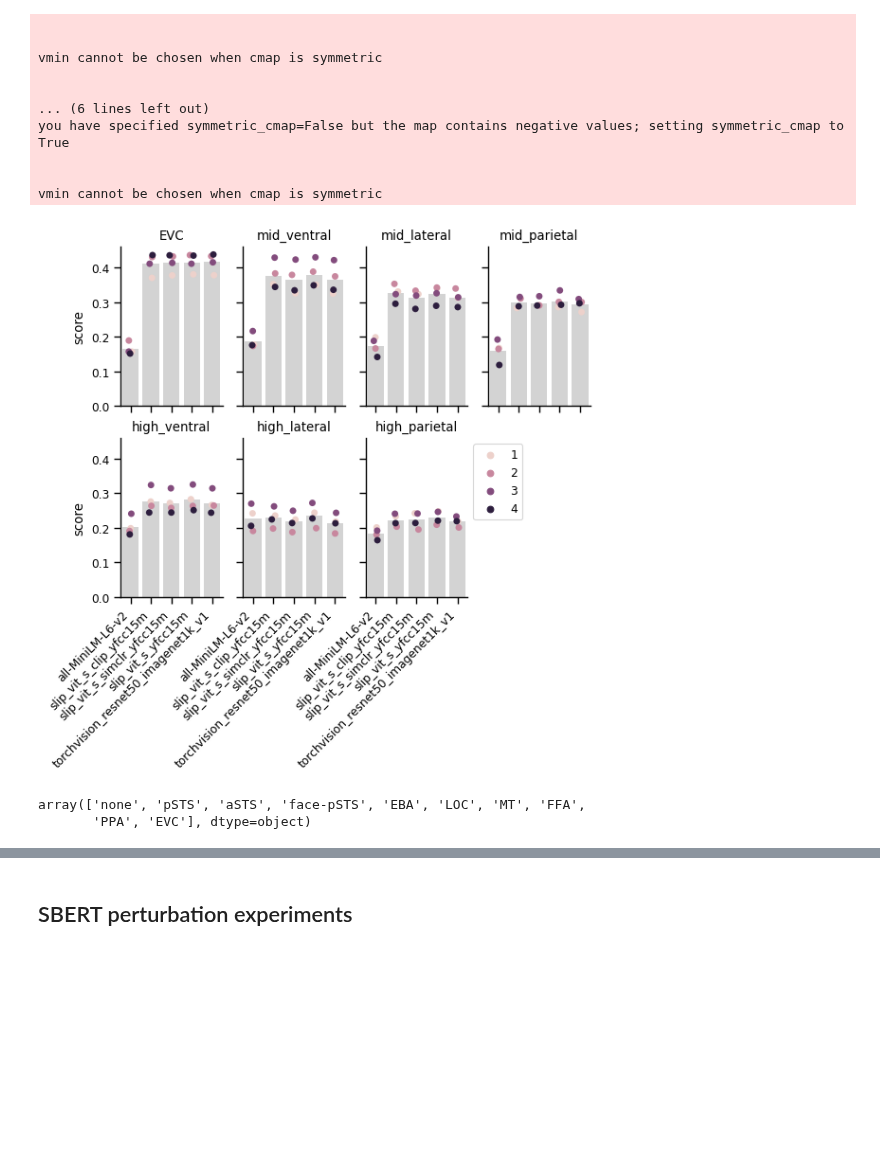
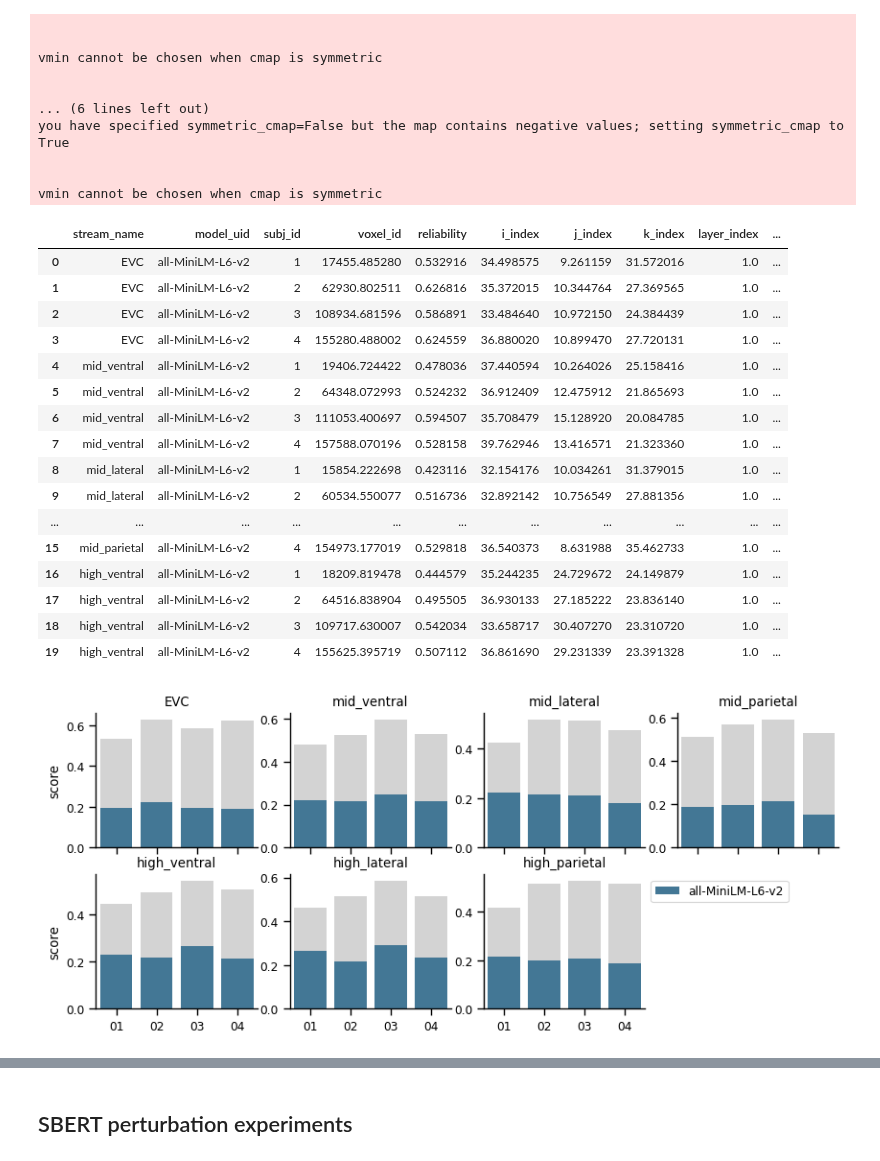
Before and after one commit to Isik-lab/SIfMRI_modeling, a Jupyter notebook: notebooks/modeling_exploration.ipynb, the cells around one changed output, grey strips where cells are left out. Cells and saved outputs as stored; diff of their text form; code cells hidden in the pictures; blank space fills up the shorter version.

```diff
--- a/notebooks/modeling_exploration.ipynb
+++ b/notebooks/modeling_exploration.ipynb
@@ -91,11 +91,11 @@ def plot_stats(surf_mesh, bg_map, surf_map, hemi_, figure_prefix,
 # %%
 scores = []
 
-files = glob(f'{interim_dir}/VisionEncoding/*.csv')
-for file in files:
-    df = pd.read_csv(file)
-    df['model_uid'] = file.split('/')[-1].split('.csv')[0].split('model-')[-1]
-    scores.append(df)
+# files = glob(f'{interim_dir}/VisionEncoding/*.csv')
+# for file in files:
+#     df = pd.read_csv(file)
+#     df['model_uid'] = file.split('/')[-1].split('.csv')[0].split('model-')[-1]
+#     scores.append(df)
 
 files = glob(f'{interim_dir}/LLMEncoding/*corrected_unmasked.csv')
 for file in files:
@@ -202,43 +202,59 @@ you have specified symmetric_cmap=False but the map contains negative values; se
 
 
 vmin cannot be chosen when cmap is symmetric
+# %%
+avg_stream_scores.head(20)
+# %% [output]
+|  | stream_name | model_uid | subj_id | voxel_id | reliability | i_index | j_index | k_index | layer_index | ... |
+| 0 | EVC | all-MiniLM-L6-v2 | 1 | 17455.485280 | 0.532916 | 34.498575 | 9.261159 | 31.572016 | 1.0 | ... |
+| 1 | EVC | all-MiniLM-L6-v2 | 2 | 62930.802511 | 0.626816 | 35.372015 | 10.344764 | 27.369565 | 1.0 | ... |
+| 2 | EVC | all-MiniLM-L6-v2 | 3 | 108934.681596 | 0.586891 | 33.484640 | 10.972150 | 24.384439 | 1.0 | ... |
+| 3 | EVC | all-MiniLM-L6-v2 | 4 | 155280.488002 | 0.624559 | 36.880020 | 10.899470 | 27.720131 | 1.0 | ... |
+| 4 | mid_ventral | all-MiniLM-L6-v2 | 1 | 19406.724422 | 0.478036 | 37.440594 | 10.264026 | 25.158416 | 1.0 | ... |
+| 5 | mid_ventral | all-MiniLM-L6-v2 | 2 | 64348.072993 | 0.524232 | 36.912409 | 12.475912 | 21.865693 | 1.0 | ... |
+| 6 | mid_ventral | all-MiniLM-L6-v2 | 3 | 111053.400697 | 0.594507 | 35.708479 | 15.128920 | 20.084785 | 1.0 | ... |
+| 7 | mid_ventral | all-MiniLM-L6-v2 | 4 | 157588.070196 | 0.528158 | 39.762946 | 13.416571 | 21.323360 | 1.0 | ... |
+| 8 | mid_lateral | all-MiniLM-L6-v2 | 1 | 15854.222698 | 0.423116 | 32.154176 | 10.034261 | 31.379015 | 1.0 | ... |
+| 9 | mid_lateral | all-MiniLM-L6-v2 | 2 | 60534.550077 | 0.516736 | 32.892142 | 10.756549 | 27.881356 | 1.0 | ... |
+| ... | ... | ... | ... | ... | ... | ... | ... | ... | ... | ... |
+| 15 | mid_parietal | all-MiniLM-L6-v2 | 4 | 154973.177019 | 0.529818 | 36.540373 | 8.631988 | 35.462733 | 1.0 | ... |
+| 16 | high_ventral | all-MiniLM-L6-v2 | 1 | 18209.819478 | 0.444579 | 35.244235 | 24.729672 | 24.149879 | 1.0 | ... |
+| 17 | high_ventral | all-MiniLM-L6-v2 | 2 | 64516.838904 | 0.495505 | 36.930133 | 27.185222 | 23.836140 | 1.0 | ... |
+| 18 | high_ventral | all-MiniLM-L6-v2 | 3 | 109717.630007 | 0.542034 | 33.658717 | 30.407270 | 23.310720 | 1.0 | ... |
+| 19 | high_ventral | all-MiniLM-L6-v2 | 4 | 155625.395719 | 0.507112 | 36.861690 | 29.231339 | 23.391328 | 1.0 | ... |
 # %%
 streams = ['EVC']
 streams += [f'{level}_{stream}' for level in ['mid', 'high'] for stream in ['ventral', 'lateral', 'parietal']]
 stream_scores = scores.loc[scores.stream_name != 'none'].reset_index(drop=True)
 cat_type = pd.CategoricalDtype(categories=streams, ordered=True)
 stream_scores['stream_name'] = stream_scores['stream_name'].astype(cat_type)
 avg_stream_scores = stream_scores.groupby(['stream_name', 'model_uid', 'subj_id']).mean(numeric_only=True).reset_index()
 
 sns.set_context(context='paper')
-_, axes = plt.subplots(2, 4, sharex=True, sharey=True)
+_, axes = plt.subplots(2, 4, sharex=True, figsize=(10, 4))
 trim_axs(axes, len(streams))
 axes = axes.flatten()
 stream_group = avg_stream_scores.groupby('stream_name')
-models = avg_stream_scores.model_uid.unique()
+subjs = ['01', '02', '03', '04']
 for ax, (stream, stream_df) in zip(axes, stream_group):
-   sns.barplot(x='model_uid', y='score',
-                  data=stream_df, ax=ax,
-                  color='lightgray', errorbar=None)
-   sns.stripplot(x='model_uid', y='score',
-                  hue='subj_id', dodge=False,
-                  data=stream_df, ax=ax)
+   sns.barplot(x='subj_id', y='reliability', color='lightgray',
+               data=stream_df, ax=ax, errorbar=None,
+               zorder=0)
+   sns.barplot(x='subj_id', y='score',
+               hue='model_uid', palette='mako',
+                  data=stream_df, ax=ax, errorbar=None,
+                  zorder=1)
    if stream not in ['EVC', 'high_ventral']:
          ax.set_ylabel('')
    ax.spines['top'].set_visible(False)
    ax.spines['right'].set_visible(False)
-   ax.set_xticklabels(models, rotation=45, ha='right')
+   ax.set_xticklabels(subjs, ha='center')
    ax.set_title(stream)
    ax.set_xlabel('')
    if stream != 'high_parietal':
       ax.legend().set_visible(False)
    else:
       ax.legend(loc='upper left', bbox_to_anchor=(1, 1))
 # plt.tight_layout()
 # %% [output]
-[figure, old version]
+[figure, new version]
-# %%
-scores.roi_name.unique()
-# %% [output]
-array(['none', 'pSTS', 'aSTS', 'face-pSTS', 'EBA', 'LOC', 'MT', 'FFA',
-       'PPA', 'EVC'], dtype=object)
```
Also changed, not shown: parts of 4 cells of this notebook, 2 other files.
